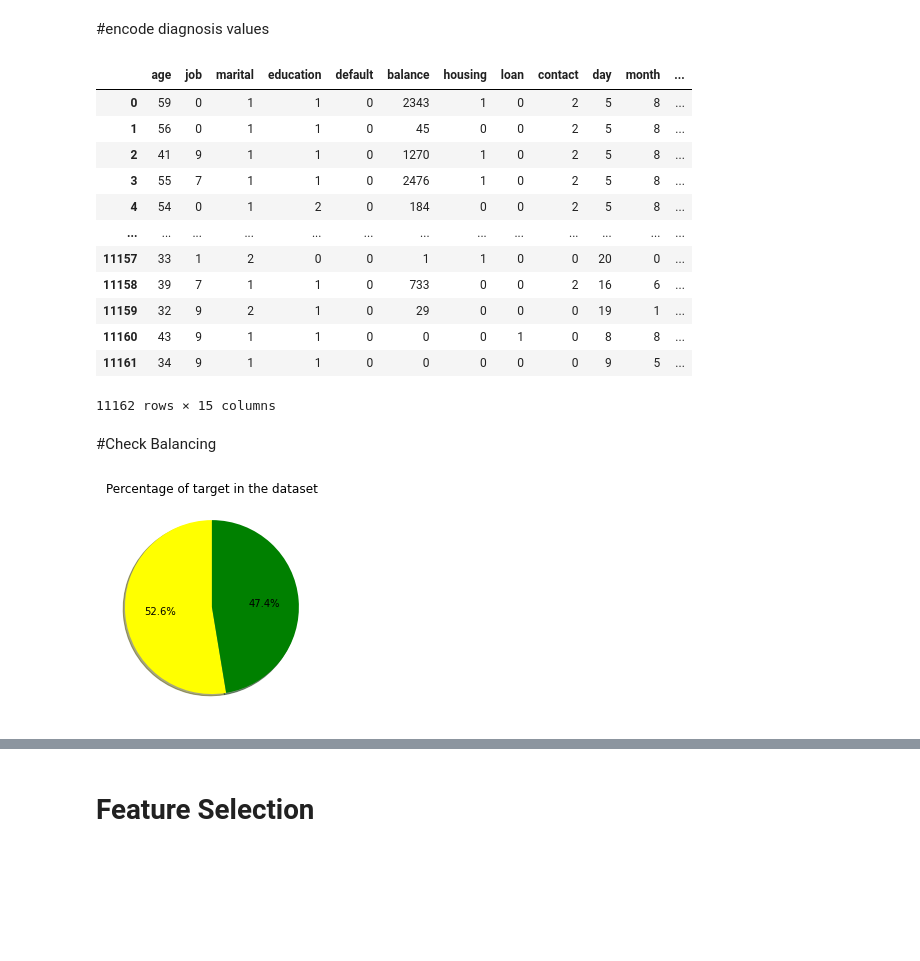
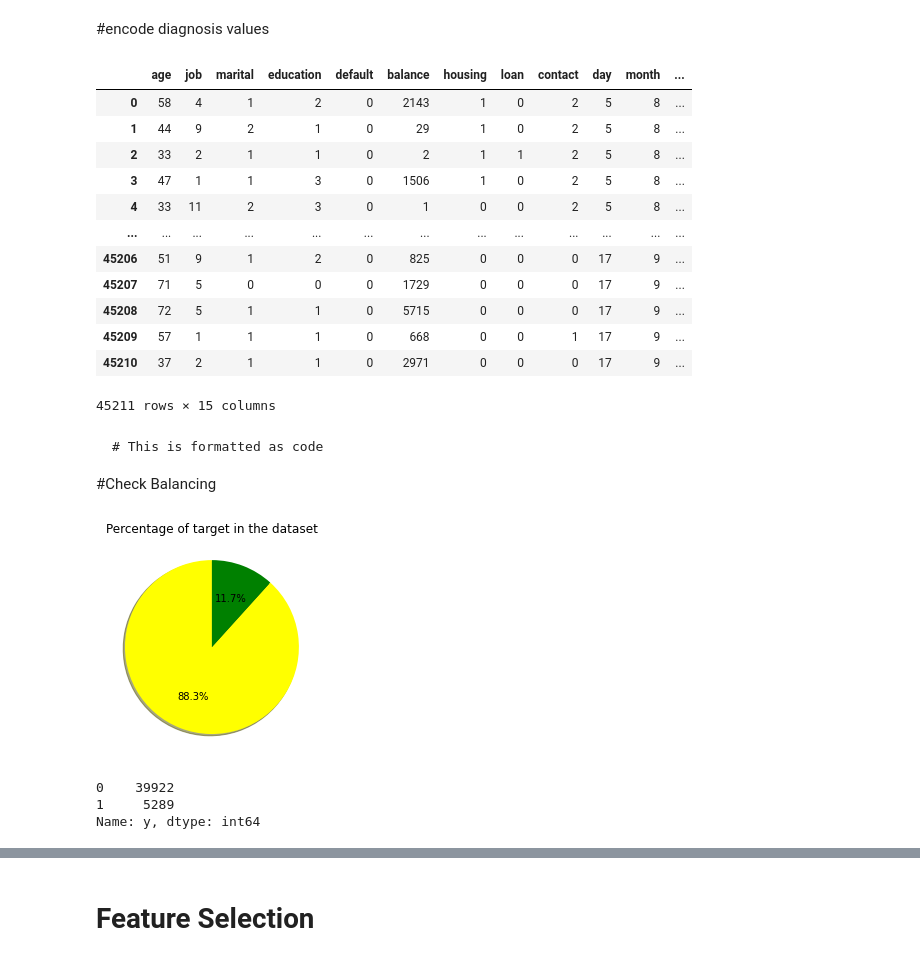
Before and after one commit to MAboElFottouh/AMIT, a Jupyter notebook: bank_project.ipynb, the cells around one changed output, grey strips where cells are left out. Drawn from its saved outputs; the diff is of its cells as text; code cells hidden in the pictures; blank space fills up the shorter version.

````diff
--- a/bank_project.ipynb
+++ b/bank_project.ipynb
@@ -11,7 +11,7 @@ import numpy as np #Data manipulation
 import matplotlib.pyplot as plt # Visualization
 import seaborn as sns #Visualization
 # %%
-data = pd.read_csv('https://raw.githubusercontent.com/rafiag/DTI2020/main/data/bank.csv')
+data = pd.read_csv("/content/bank-full.csv", sep=";")
 # %%
 print('\nNumber of rows and columns in the data set: ',data.shape)
 #Lets look into top few rows and columns in the dataset
@@ -93,29 +93,41 @@ data.replace(np.nan,data['contact'].mode()[0],inplace=True)
 data
 # %% [output]
 |  | age | job | marital | education | default | balance | housing | loan | contact | day | month | ... |
-| 0 | 59 | 0 | 1 | 1 | 0 | 2343 | 1 | 0 | 2 | 5 | 8 | ... |
-| 1 | 56 | 0 | 1 | 1 | 0 | 45 | 0 | 0 | 2 | 5 | 8 | ... |
-| 2 | 41 | 9 | 1 | 1 | 0 | 1270 | 1 | 0 | 2 | 5 | 8 | ... |
-| 3 | 55 | 7 | 1 | 1 | 0 | 2476 | 1 | 0 | 2 | 5 | 8 | ... |
-| 4 | 54 | 0 | 1 | 2 | 0 | 184 | 0 | 0 | 2 | 5 | 8 | ... |
+| 0 | 58 | 4 | 1 | 2 | 0 | 2143 | 1 | 0 | 2 | 5 | 8 | ... |
+| 1 | 44 | 9 | 2 | 1 | 0 | 29 | 1 | 0 | 2 | 5 | 8 | ... |
+| 2 | 33 | 2 | 1 | 1 | 0 | 2 | 1 | 1 | 2 | 5 | 8 | ... |
+| 3 | 47 | 1 | 1 | 3 | 0 | 1506 | 1 | 0 | 2 | 5 | 8 | ... |
+| 4 | 33 | 11 | 2 | 3 | 0 | 1 | 0 | 0 | 2 | 5 | 8 | ... |
 | ... | ... | ... | ... | ... | ... | ... | ... | ... | ... | ... | ... | ... |
-| 11157 | 33 | 1 | 2 | 0 | 0 | 1 | 1 | 0 | 0 | 20 | 0 | ... |
-| 11158 | 39 | 7 | 1 | 1 | 0 | 733 | 0 | 0 | 2 | 16 | 6 | ... |
-| 11159 | 32 | 9 | 2 | 1 | 0 | 29 | 0 | 0 | 0 | 19 | 1 | ... |
-| 11160 | 43 | 9 | 1 | 1 | 0 | 0 | 0 | 1 | 0 | 8 | 8 | ... |
-| 11161 | 34 | 9 | 1 | 1 | 0 | 0 | 0 | 0 | 0 | 9 | 5 | ... |
+| 45206 | 51 | 9 | 1 | 2 | 0 | 825 | 0 | 0 | 0 | 17 | 9 | ... |
+| 45207 | 71 | 5 | 0 | 0 | 0 | 1729 | 0 | 0 | 0 | 17 | 9 | ... |
+| 45208 | 72 | 5 | 1 | 1 | 0 | 5715 | 0 | 0 | 0 | 17 | 9 | ... |
+| 45209 | 57 | 1 | 1 | 1 | 0 | 668 | 0 | 0 | 1 | 17 | 9 | ... |
+| 45210 | 37 | 2 | 1 | 1 | 0 | 2971 | 0 | 0 | 0 | 17 | 9 | ... |
-11162 rows × 15 columns
+45211 rows × 15 columns
 # %% [markdown]
+
+
+```
+# This is formatted as code
+```
+
 #Check Balancing
 # %%
 from matplotlib import pyplot as plt
-sizes = data['deposit'].value_counts(sort = True)
+sizes = data['y'].value_counts(sort = True)
 colors = ["yellow","green"]
 plt.pie(sizes, colors=colors, autopct='%1.1f%%', shadow=True, startangle=90,)
 plt.title('Percentage of target in the dataset')
 plt.show()
 # %% [output]
-[figure, old version]
+[figure, new version]
+# %%
+data['y'].value_counts()
+# %% [output]
+0    39922
+1     5289
+Name: y, dtype: int64
 # %%
 data.describe()
 # %% [output]
````
Also changed, not shown: parts of 23 cells of this notebook.
